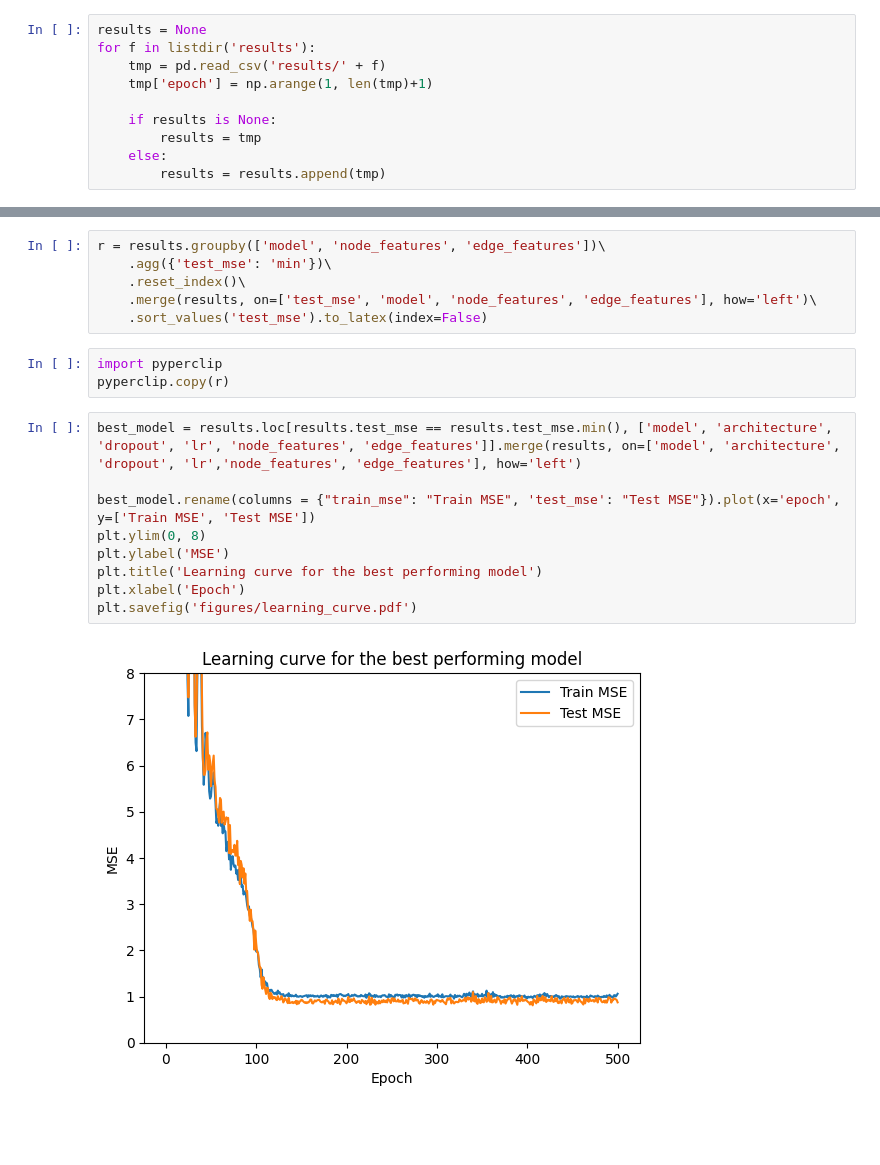
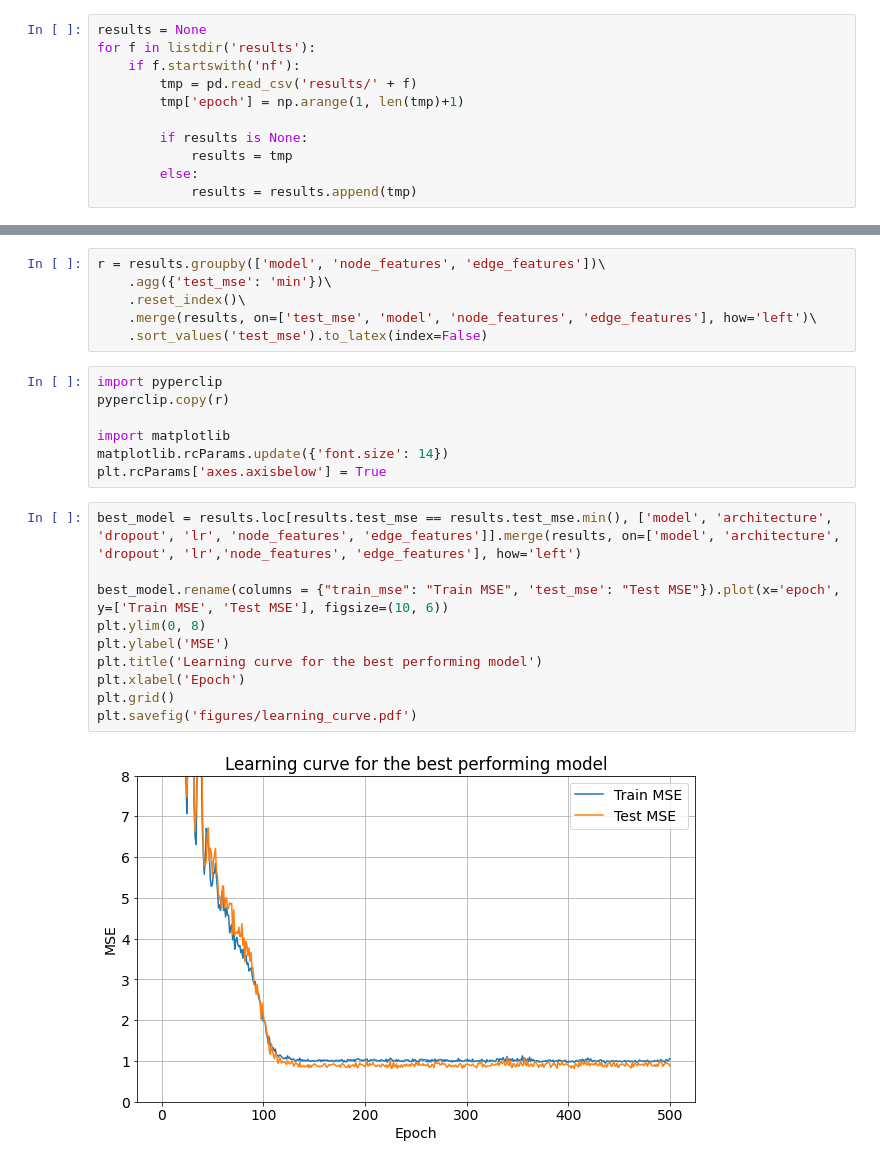
Before and after one commit to adrianstando/ML-on-Graphs-TMDB, a Jupyter notebook: results.ipynb, the cells around one changed output, grey strips where cells are left out. Saved outputs shown, nothing was run; the diff lists cells and outputs as text; blank space fills up the shorter version.

Commit message:
results

```diff
--- a/results.ipynb
+++ b/results.ipynb
@@ -9,13 +9,14 @@ import seaborn as sns
 # %%
 results = None
 for f in listdir('results'):
-    tmp = pd.read_csv('results/' + f)
-    tmp['epoch'] = np.arange(1, len(tmp)+1)
+    if f.startswith('nf'):
+        tmp = pd.read_csv('results/' + f)
+        tmp['epoch'] = np.arange(1, len(tmp)+1)
 
-    if results is None:
-        results = tmp
-    else:
-        results = results.append(tmp)
+        if results is None:
+            results = tmp
+        else:
+            results = results.append(tmp)
 # %%
 results.groupby(['model'])\
     .agg({'test_mse': 'min'})\
@@ -33,20 +34,25 @@ r = results.groupby(['model', 'node_features', 'edge_features'])\
     .reset_index()\
     .merge(results, on=['test_mse', 'model', 'node_features', 'edge_features'], how='left')\
     .sort_values('test_mse').to_latex(index=False)
-# %%
-import pyperclip
-pyperclip.copy(r)
+# %%
+import pyperclip
+pyperclip.copy(r)
+
+import matplotlib
+matplotlib.rcParams.update({'font.size': 14})
+plt.rcParams['axes.axisbelow'] = True
 # %%
 best_model = results.loc[results.test_mse == results.test_mse.min(), ['model', 'architecture', 'dropout', 'lr', 'node_features', 'edge_features']].merge(results, on=['model', 'architecture', 'dropout', 'lr','node_features', 'edge_features'], how='left')
 
-best_model.rename(columns = {"train_mse": "Train MSE", 'test_mse': "Test MSE"}).plot(x='epoch', y=['Train MSE', 'Test MSE'])
+best_model.rename(columns = {"train_mse": "Train MSE", 'test_mse': "Test MSE"}).plot(x='epoch', y=['Train MSE', 'Test MSE'], figsize=(10, 6))
 plt.ylim(0, 8)
 plt.ylabel('MSE')
 plt.title('Learning curve for the best performing model')
 plt.xlabel('Epoch')
+plt.grid()
 plt.savefig('figures/learning_curve.pdf')
 # %% [output]
-[figure, old version]
+[figure, new version]
 # %%
 by_model = results.groupby(['model', 'architecture', 'dropout', 'lr', 'node_features', 'edge_features'])\
     .agg({'test_mse': 'min'})\
```
Also changed, not shown: parts of 4 cells of this notebook.
